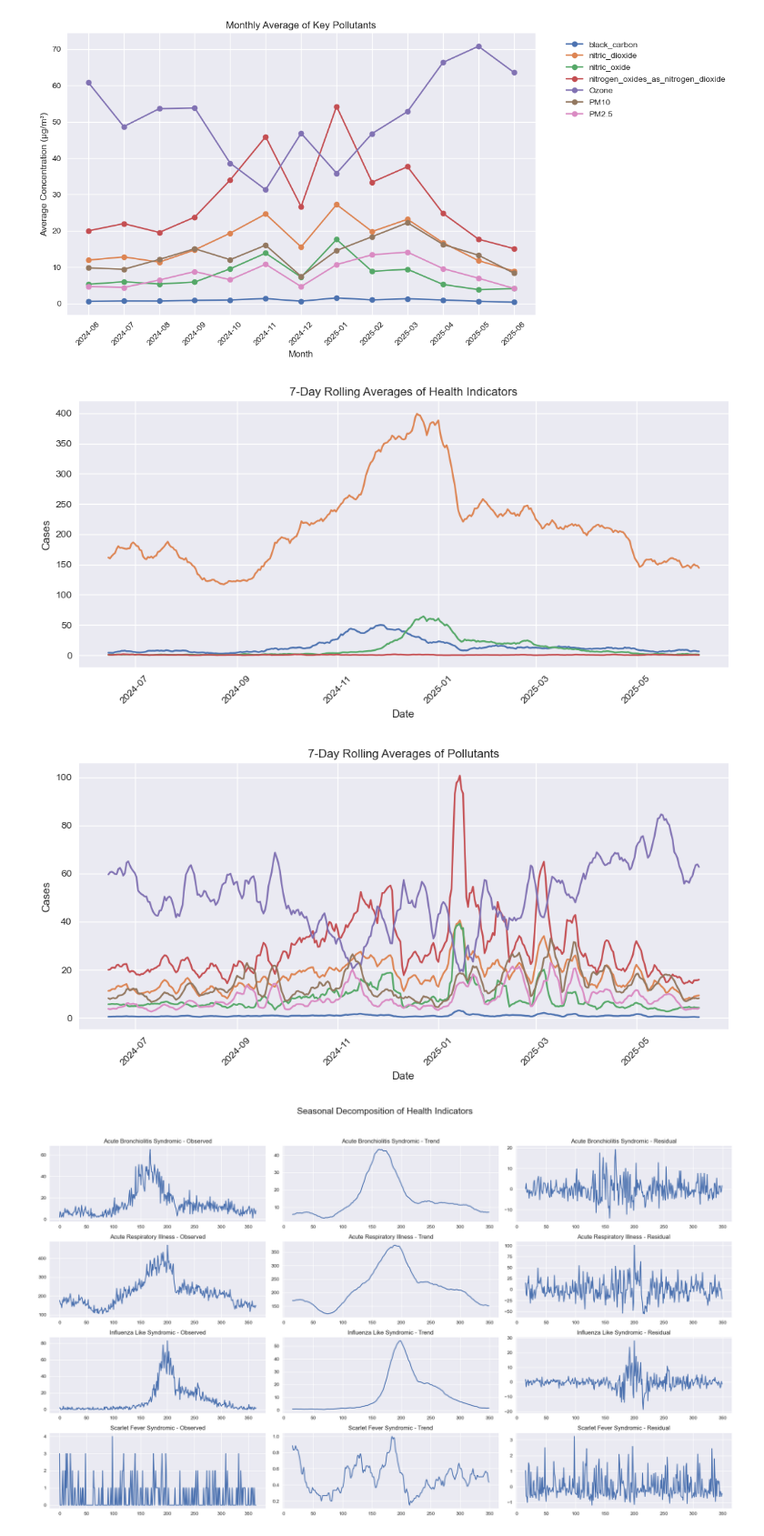
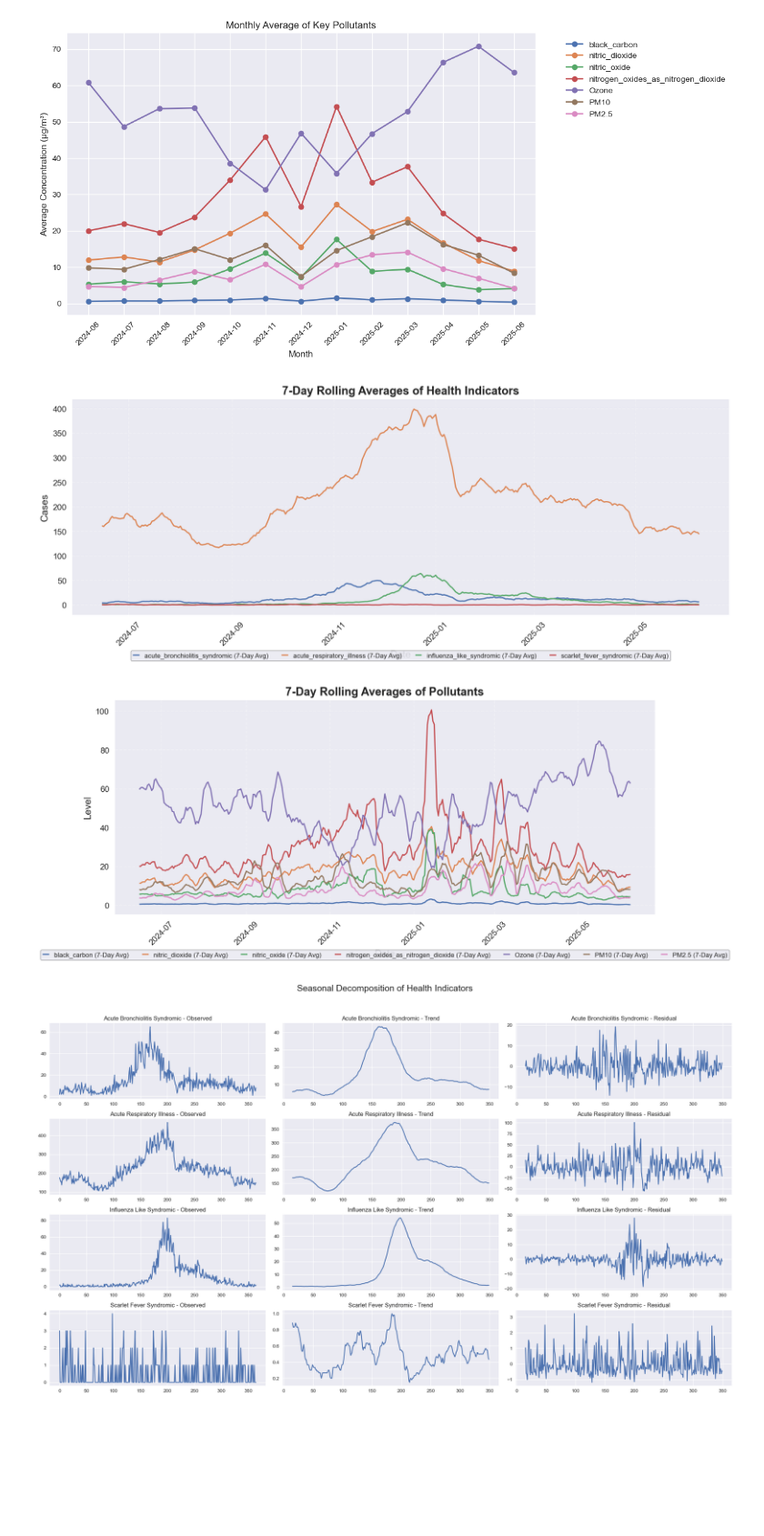
Before and after one commit to Kapil-srivastava-okay/respiratory_illness_air_quality_analysis, a Jupyter notebook: eda_air-quality.ipynb, the cells around one changed output. Shown at 91% size. Drawn from its saved outputs; the diff is of its cells as text; code cells hidden in the pictures; blank space fills up the shorter version.

```diff
--- a/eda_air-quality.ipynb
+++ b/eda_air-quality.ipynb
@@ -165,42 +165,67 @@ plt.show()
 [figure]
 [figure]
 # %%
-# Apply 7-day rolling average
+import matplotlib.pyplot as plt
+
+# Apply 7-day rolling average for health indicators
 window_size = 7
 for col in health_columns:
     df[f"{col}_rolling"] = df[col].rolling(window=window_size).mean()
 
-# Plot
-plt.figure(figsize=(10, 5))
+# Plot health indicators
+plt.figure(figsize=(12, 5), dpi=150)  # Increased width to 14
 for col in health_columns:
-    plt.plot(df['date'], df[f"{col}_rolling"], label=f"{col} (7-Day Avg)")
-plt.title("7-Day Rolling Averages of Health Indicators")
-plt.xlabel("Date")
-plt.ylabel("Cases")
-plt.xticks(rotation=45)
-#plt.legend(bbox_to_anchor=(1.05, 1), loc='upper left')   --> Dont ignore labels later
+    plt.plot(df['date'], df[f"{col}_rolling"], label=f"{col} (7-Day Avg)", linewidth=1.5, solid_capstyle='butt')
+plt.title("7-Day Rolling Averages of Health Indicators", fontsize=14, fontweight='bold', color='#222')
+plt.xlabel("Date", fontsize=12, color='#222')
+plt.ylabel("Cases", fontsize=12, color='#222')
+plt.xticks(rotation=45, color='#222')
+plt.grid(True, linestyle='--', alpha=0.3)  # Subtle grid for clarity
+plt.legend(
+    bbox_to_anchor=(0.5, -0.15),
+    loc='upper center',
+    fontsize=8,
+    frameon=True,
+    framealpha=0.9,
+    edgecolor='#222',
+    handlelength=1,
+    handleheight=1,
+    borderpad=0.3,
+    ncol=len(health_columns)  # Horizontal layout based on number of columns
+)
 plt.tight_layout()
 plt.show()
 
-# Apply 7-day rolling average
-window_size = 7
+# Apply 7-day rolling average for pollutants
 for col in key_pollutants:
     df[f"{col}_rolling"] = df[col].rolling(window=window_size).mean()
 
-# Plot
-plt.figure(figsize=(10, 5))
+# Plot pollutants
+plt.figure(figsize=(12, 5), dpi=150)  # Increased width to 14
 for col in key_pollutants:
-    plt.plot(df['date'], df[f"{col}_rolling"], label=f"{col} (7-Day Avg)")
-plt.title("7-Day Rolling Averages of Pollutants")
-plt.xlabel("Date")
-plt.ylabel("Cases")
-plt.xticks(rotation=45)
-#plt.legend(bbox_to_anchor=(1.05, 1), loc='upper left')
+    plt.plot(df['date'], df[f"{col}_rolling"], label=f"{col} (7-Day Avg)", linewidth=1.5, solid_capstyle='butt')
+plt.title("7-Day Rolling Averages of Pollutants", fontsize=14, fontweight='bold', color='#222')
+plt.xlabel("Date", fontsize=12, color='#222')
+plt.ylabel("Level", fontsize=12, color='#222')
+plt.xticks(rotation=45, color='#222')
+plt.grid(True, linestyle='--', alpha=0.3)  # Subtle grid for clarity
+plt.legend(
+    bbox_to_anchor=(0.5, -0.15),
+    loc='upper center',
+    fontsize=8,
+    frameon=True,
+    framealpha=0.9,
+    edgecolor='#222',
+    handlelength=1,
+    handleheight=1,
+    borderpad=0.3,
+    ncol=len(key_pollutants)  # Horizontal layout based on number of columns
+)
 plt.tight_layout()
 plt.show()
 # %% [output]
-[figure, old version]
+[figure, new version]
-[figure, old version]
+[figure, new version]
 # %%
 # Seasonal Decomposition of Health Indicators
 from statsmodels.tsa.seasonal import seasonal_decompose
```
Also changed, not shown: parts of 2 cells of this notebook, 4 other files.
